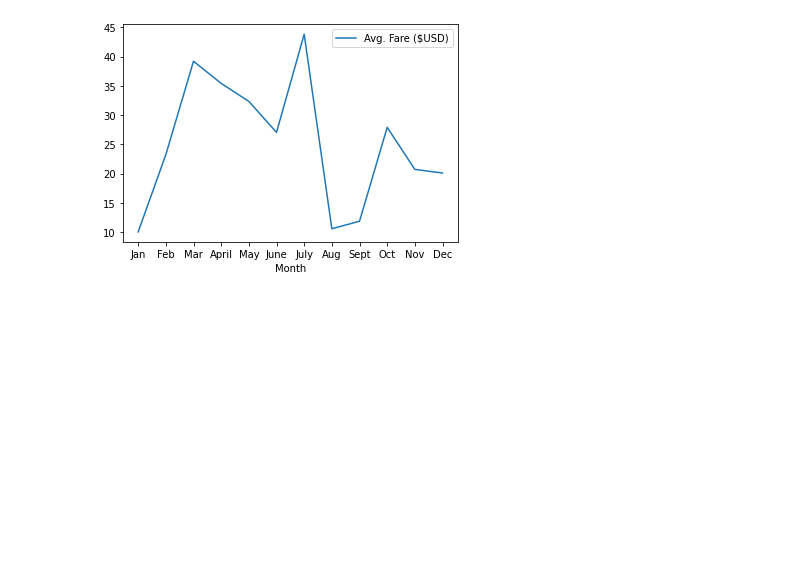
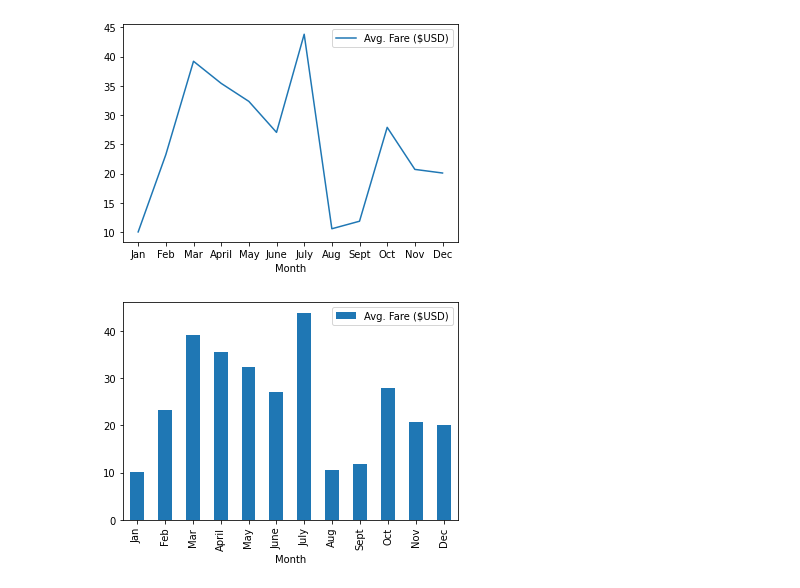
Before and after one commit to ArtTucker/PyBer_Analysis, a Jupyter notebook: PyBer_ride_data.ipynb, the cells around one changed output. Drawn from its saved outputs; the diff is of its cells as text; code cells hidden in the pictures; blank space fills up the shorter version.

```diff
--- a/PyBer_ride_data.ipynb
+++ b/PyBer_ride_data.ipynb
@@ -37,3 +38,8 @@ plt.xticks(tick_locations, pyber_ride_df["Month"])
 plt.show()
 # %% [output]
 [figure]
+# %%
+pyber_ride_df.plot.bar(x="Month", y="Avg. Fare ($USD)")
+plt.show()
+# %% [output]
+[figure, added]
```
Also changed, not shown: parts of 2 cells of this notebook.
